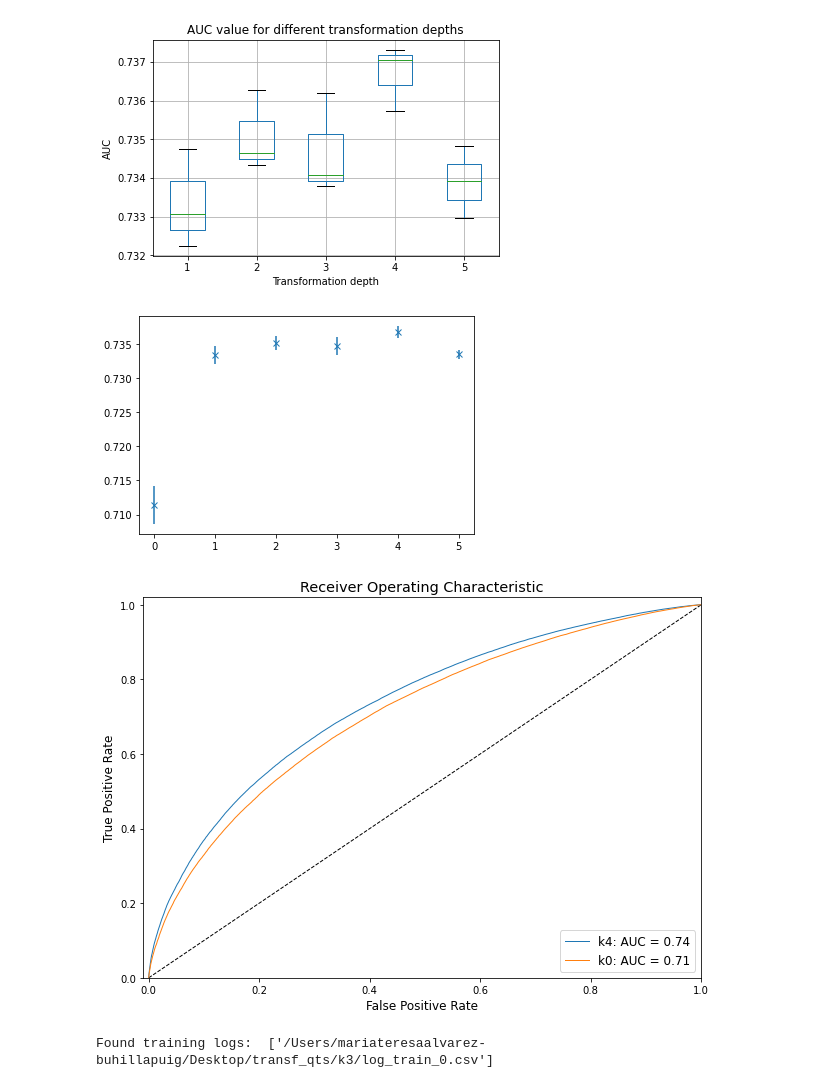
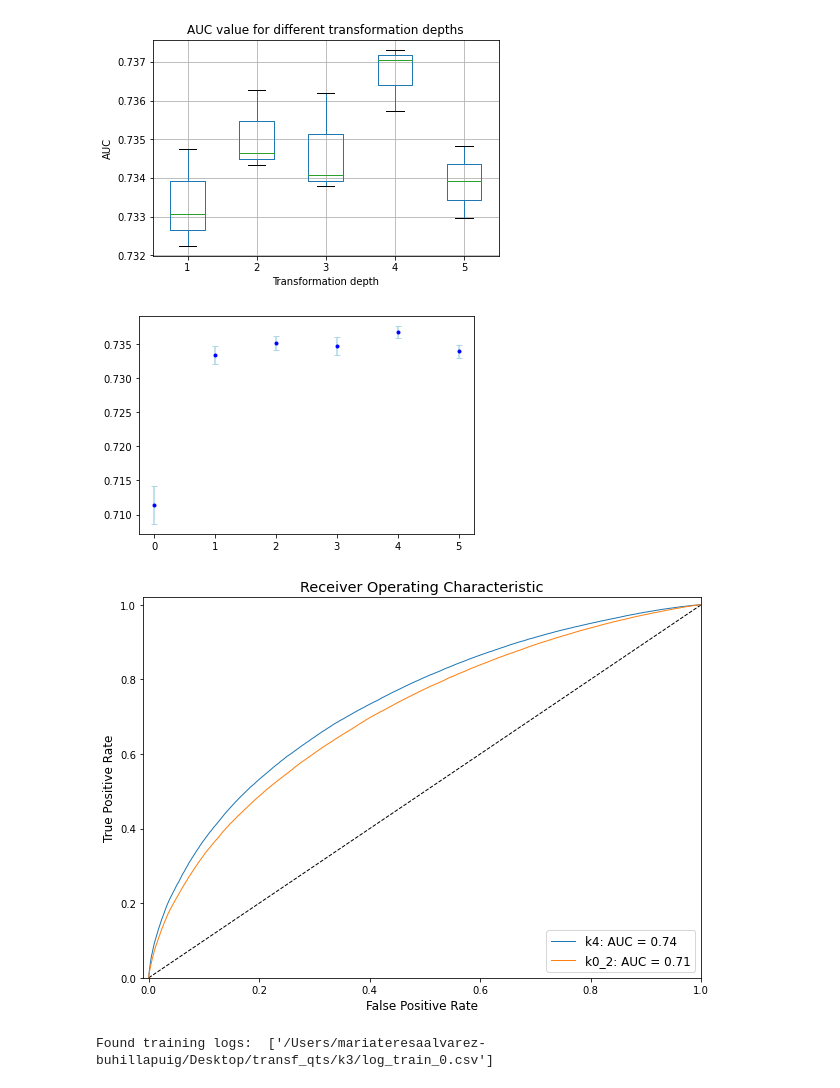
Before and after one commit to inakierregueab/WatChMaL, a Jupyter notebook: notebooks/time_as_channel/exploration_time.ipynb, the cells around one changed output. Saved outputs shown, nothing was run; the diff lists cells and outputs as text; code cells hidden in the pictures.

```diff
--- a/notebooks/time_as_channel/exploration_time.ipynb
+++ b/notebooks/time_as_channel/exploration_time.ipynb
@@ -139,5 +141,5 @@ Found training logs:  ['./data/Qt/log_train_0.csv']
 # %%
-base_path = '/Users/mariateresaalvarez-buhillapuig/Desktop/cedar/'
+base_path = '/Users/mariateresaalvarez-buhillapuig/Desktop/cedar/resnet18/'
 
 labels = np.load(base_path+'/labels.npy')
 test_idxs = np.load(base_path+'/indices.npy')
@@ -257,0 +265,8 @@ multi_plot_roc(fprs, tprs, thrs, 'Electron', 'Gamma', fig_list=[1], show=True)
+# %%
+base_path = '/Users/mariateresaalvarez-buhillapuig/Desktop/cedar/resnet50/'
+
+labels = np.load(base_path+'/labels.npy')
+test_idxs = np.load(base_path+'/indices.npy')
+split_idxs = np.load(base_path+'IWCD_mPMT_Short_2_class_eg_9M_idxs.npz')
+
+subfolders = [os.path.basename(os.path.normpath(f.path)) for f in os.scandir(base_path) if f.is_dir()]
@@ -257,0 +280,4 @@ multi_plot_roc(fprs, tprs, thrs, 'Electron', 'Gamma', fig_list=[1], show=True)
+# %%
+results = []
+for mode in subfolders:
+    results.append(basic_metrics(base_path, labels,mode))
@@ -258,7 +331,7 @@ multi_plot_roc(fprs, tprs, thrs, 'Electron', 'Gamma', fig_list=[1], show=True)
 # %% [markdown]
 # 4 - Transformations
 # %%
-base_path = '/Users/mariateresaalvarez-buhillapuig/Desktop/transf_qts/'
+base_path = './data/transf_qts/'
 
 labels = np.load(base_path+'/labels.npy')
 test_idxs = np.load(base_path+'/indices.npy')
@@ -334,14 +408,15 @@ plt.show()
 # %% [output]
 [figure]
 # %%
-plt.errorbar(df_groupped.index, df_groupped['auc'], df_groupped['auc_std'], linestyle='None', fmt='-x')
+plt.errorbar(df_groupped.index, df_groupped['auc'], df_groupped['auc_std'],
+             linestyle='None', fmt='.', color='b', ecolor='lightblue', capsize=3)
 plt.show()
 # %% [output]
-[figure, old version]
+[figure, new version]
 # %%
-draw_roc_curve(base_path, labels, ['k4','k0'])
+draw_roc_curve(base_path, labels, ['k4','k0_2'])
 # %% [output]
-[figure, old version]
+[figure, new version]
 # %%
 disp_learn_hist(base_path+'k3', losslims=(0.52, 0.73))
 # %% [output]
```
Also changed, not shown: parts of 11 cells of this notebook, 16 other files.
